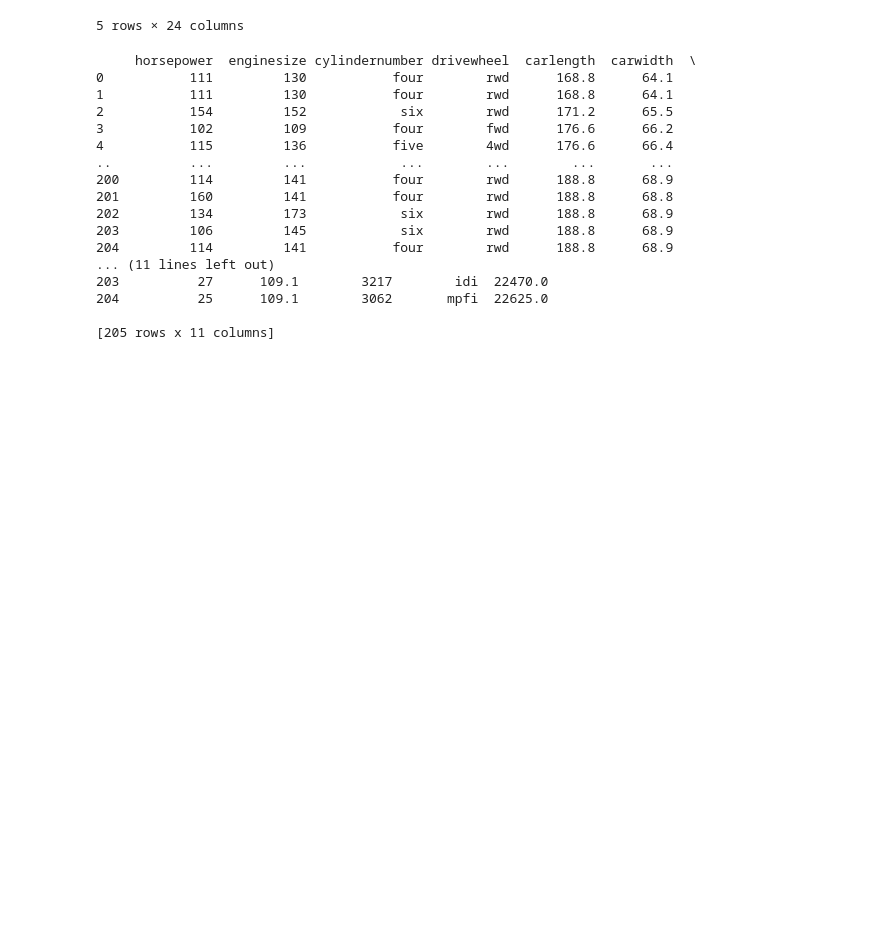
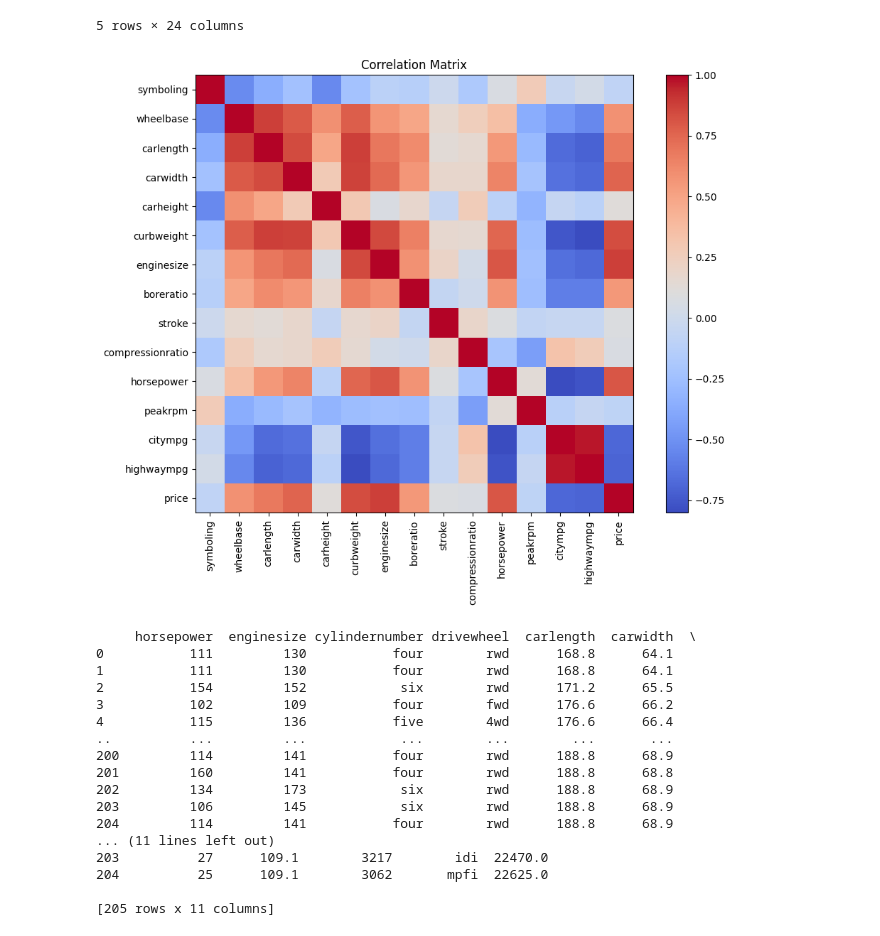
Before and after one commit to abhinav-caped/Mrm-taskphase, a Jupyter notebook: car_prices.ipynb, the cells around one changed output. Drawn from its saved outputs; the diff is of its cells as text; code cells hidden in the pictures; blank space fills up the shorter version.

```diff
--- a/car_prices.ipynb
+++ b/car_prices.ipynb
@@ -70,6 +70,21 @@ cars.head()
 | 3 | 2 | gas | std | four | sedan | fwd | front | 99.8 | ... |
 | 4 | 2 | gas | std | four | sedan | 4wd | front | 99.4 | ... |
 5 rows × 24 columns
+# %%
+# Ensure all columns are numerical for correlation matrix
+numerical_cols = cars.select_dtypes(include=[np.number]).columns
+correlation_matrix = cars[numerical_cols].corr()
+
+# Plot the heatmap using matplotlib
+plt.figure(figsize=(12, 8))
+plt.imshow(correlation_matrix, cmap='coolwarm', interpolation='none')
+plt.colorbar()
+plt.xticks(range(len(correlation_matrix.columns)), correlation_matrix.columns, rotation=90)
+plt.yticks(range(len(correlation_matrix.columns)), correlation_matrix.columns)
+plt.title('Correlation Matrix')
+plt.show()
+# %% [output]
+[figure, added]
 # %%
 #reduction in dimension
 cars = cars[['horsepower','enginesize','cylindernumber','drivewheel','carlength','carwidth','highwaympg','wheelbase',
```
Also changed, not shown: parts of 1 cell of this notebook.
